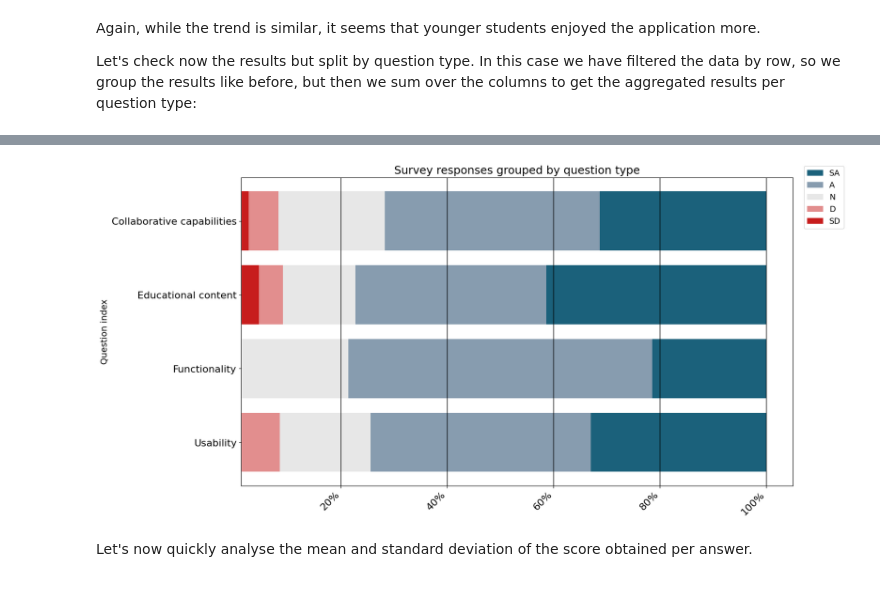
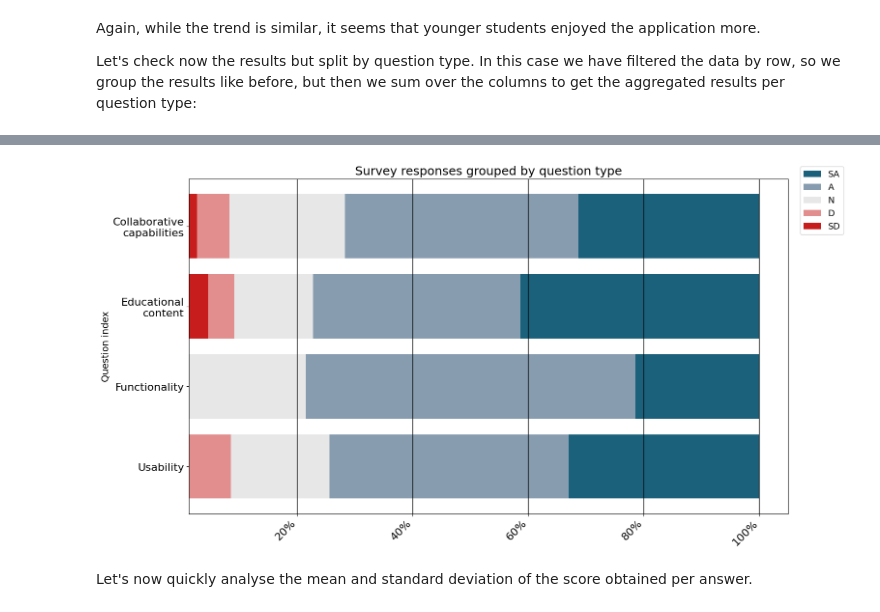
Before and after one commit to Stocastico/Evaluation_paper, a Jupyter notebook: data_analysis/Data_analysis_all.ipynb, the cells around one changed output, grey strips where cells are left out. Saved outputs shown, nothing was run; the diff lists cells and outputs as text; code cells hidden in the pictures.

```diff
--- a/data_analysis/Data_analysis_all.ipynb
+++ b/data_analysis/Data_analysis_all.ipynb
@@ -283,3 +283,25 @@ stacked_barplot_100(df_19yrs, "Survey Responses from 19-year old students", None
 Again, while the trend is similar, it seems that younger students enjoyed the application more.
 
 Let's check now the results but split by question type. In this case we have filtered the data by row, so we group the results like before, but then we sum over the columns to get the aggregated results per question type:
+# %%
+df_tmp = group_collab.apply(pd.Series.value_counts, axis=1)[[1, 2, 3, 4, 5]].fillna(0)
+df_tmp.columns = ['SD', 'D', 'N', 'A', 'SA']
+s_collab = df_tmp.sum(axis=0)
+
+df_tmp = group_functi.apply(pd.Series.value_counts, axis=1)[[3, 4, 5]].fillna(0)
+df_tmp.columns = ['N', 'A', 'SA']
+s_functi = df_tmp.sum(axis=0)
+s_functi['SD'] = 0
+s_functi['D'] = 0
+
+df_tmp = group_educat.apply(pd.Series.value_counts, axis=1)[[1, 2, 3, 4, 5]].fillna(0)
+df_tmp.columns = ['SD', 'D', 'N', 'A', 'SA']
+s_educat = df_tmp.sum(axis=0)
+
+df_tmp = group_usabil.apply(pd.Series.value_counts, axis=1)[[1, 2, 3, 4, 5]].fillna(0)
+df_tmp.columns = ['SD', 'D', 'N', 'A', 'SA']
+s_usabil = df_tmp.sum(axis=0)
+
+df_q_types = pd.concat([s_collab, s_functi, s_educat, s_usabil], axis=1).transpose()
+df_q_types.index = ['Collaborative\ncapabilities', 'Functionality', 'Educational\ncontent', 'Usability']
+df_q_types
@@ -286,29 +314,7 @@ Let's check now the results but split by question type. In this case we have fil
 # %%
-df_tmp = group_collab.apply(pd.Series.value_counts, axis=1)[[1, 2, 3, 4, 5]].fillna(0)
-df_tmp.columns = ['SD', 'D', 'N', 'A', 'SA']
-s_collab = df_tmp.sum(axis=0)
-
-df_tmp = group_functi.apply(pd.Series.value_counts, axis=1)[[3, 4, 5]].fillna(0)
-df_tmp.columns = ['N', 'A', 'SA']
-s_functi = df_tmp.sum(axis=0)
-s_functi['SD'] = 0
-s_functi['D'] = 0
-
-df_tmp = group_educat.apply(pd.Series.value_counts, axis=1)[[1, 2, 3, 4, 5]].fillna(0)
-df_tmp.columns = ['SD', 'D', 'N', 'A', 'SA']
-s_educat = df_tmp.sum(axis=0)
-
-df_tmp = group_usabil.apply(pd.Series.value_counts, axis=1)[[1, 2, 3, 4, 5]].fillna(0)
-df_tmp.columns = ['SD', 'D', 'N', 'A', 'SA']
-s_usabil = df_tmp.sum(axis=0)
-
-df_q_types = pd.concat([s_collab, s_functi, s_educat, s_usabil], axis=1).transpose()
-df_q_types.index = ['Collaborative capabilities', 'Functionality', 'Educational content', 'Usability']
-df_q_types
-
 stacked_barplot_100(df_q_types, "Survey responses grouped by question type", df_q_types.index, 'Survey_grouped')
 # %% [output]
-[figure, old version]
+[figure, new version]
 # %% [markdown]
 Let's now quickly analyse the mean and standard deviation of the score obtained per answer.
 # %%
```
Also changed, not shown: parts of 10 cells of this notebook, 19 other files.
